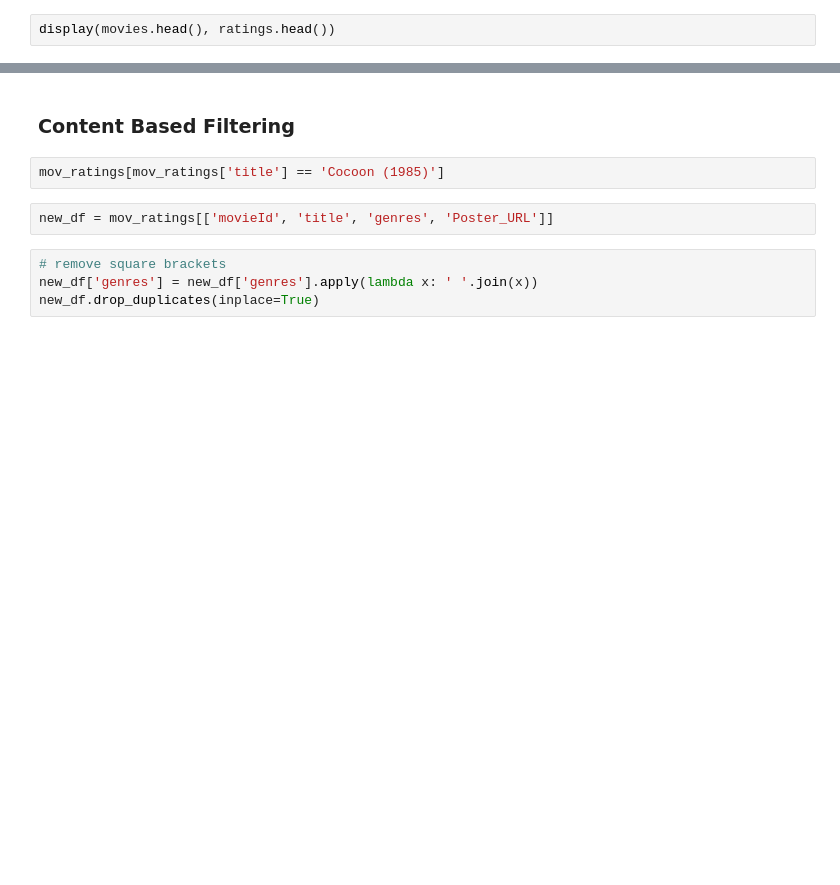
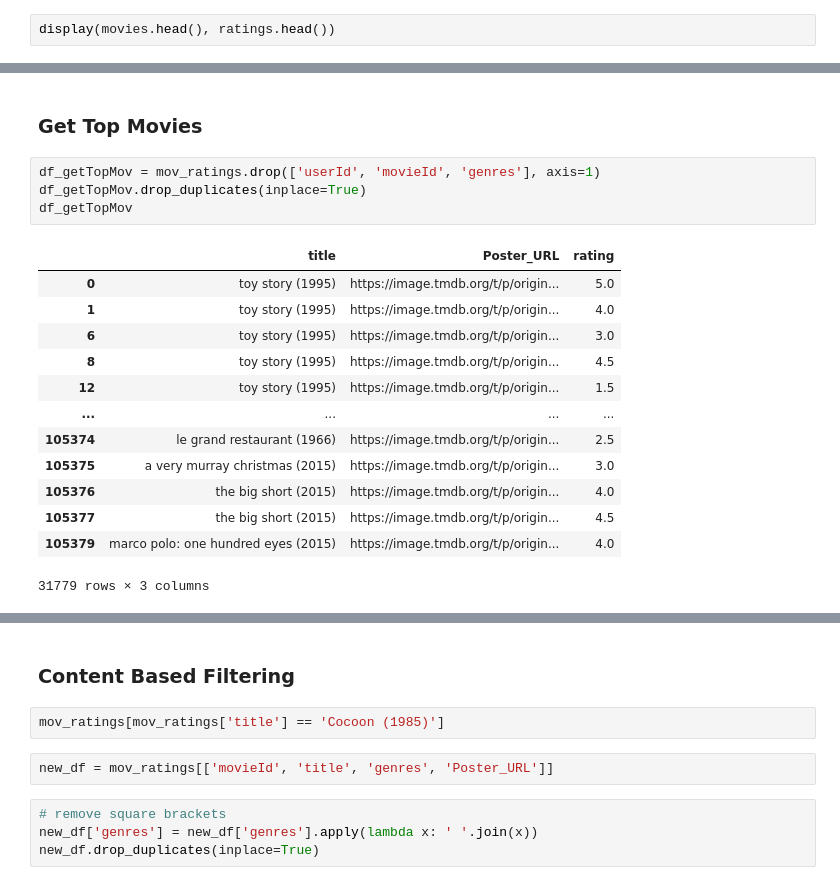
Before and after one commit to ranujap00/Movie-Recommendation-System, a Jupyter notebook: recommendation.ipynb, the cells around one changed output, grey strips where cells are left out. Drawn from its saved outputs; the diff is of its cells as text; blank space fills up the shorter version.

```diff
--- a/recommendation.ipynb
+++ b/recommendation.ipynb
@@ -31,0 +67,20 @@ mov_ratings.head()
+# %% [markdown]
+### Get Top Movies
+# %%
+df_getTopMov = mov_ratings.drop(['userId', 'movieId', 'genres'], axis=1)
+df_getTopMov.drop_duplicates(inplace=True)
+df_getTopMov
+# %% [output]
+|  | title | Poster_URL | rating |
+| 0 | toy story (1995) | https://image.tmdb.org/t/p/origin... | 5.0 |
+| 1 | toy story (1995) | https://image.tmdb.org/t/p/origin... | 4.0 |
+| 6 | toy story (1995) | https://image.tmdb.org/t/p/origin... | 3.0 |
+| 8 | toy story (1995) | https://image.tmdb.org/t/p/origin... | 4.5 |
+| 12 | toy story (1995) | https://image.tmdb.org/t/p/origin... | 1.5 |
+| ... | ... | ... | ... |
+| 105374 | le grand restaurant (1966) | https://image.tmdb.org/t/p/origin... | 2.5 |
+| 105375 | a very murray christmas (2015) | https://image.tmdb.org/t/p/origin... | 3.0 |
+| 105376 | the big short (2015) | https://image.tmdb.org/t/p/origin... | 4.0 |
+| 105377 | the big short (2015) | https://image.tmdb.org/t/p/origin... | 4.5 |
+| 105379 | marco polo: one hundred eyes (2015) | https://image.tmdb.org/t/p/origin... | 4.0 |
+31779 rows × 3 columns
```
Also changed, not shown: parts of 9 cells of this notebook, 2 other files.
